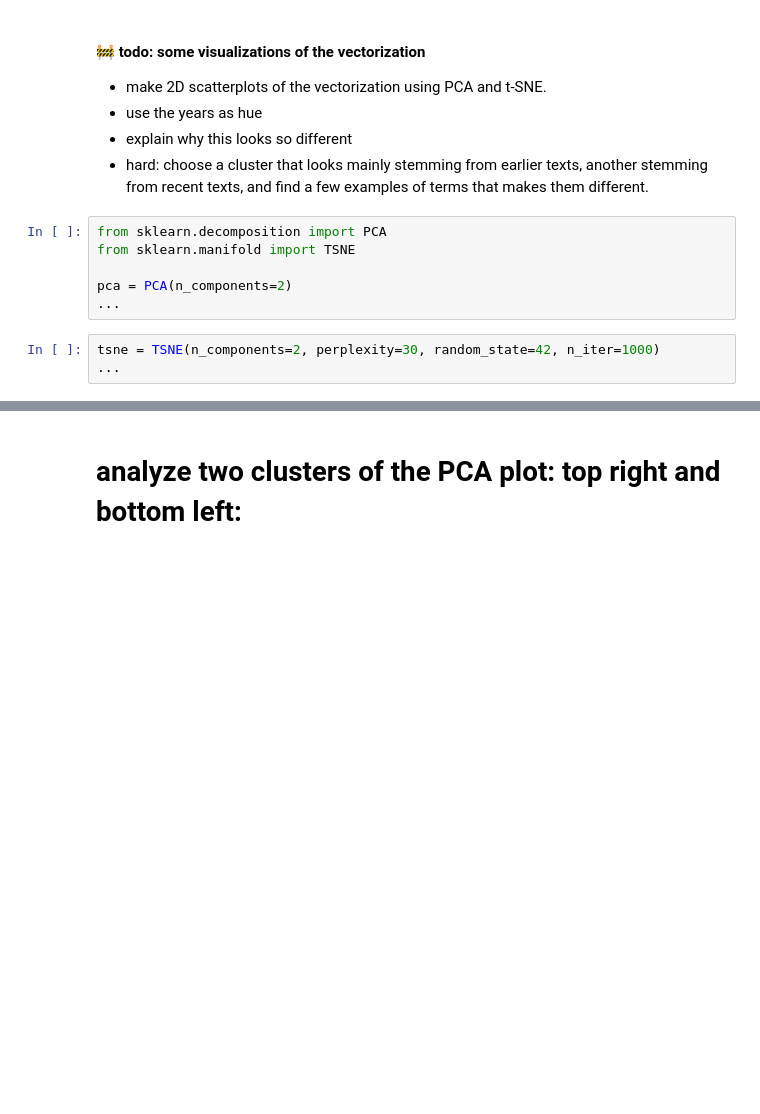
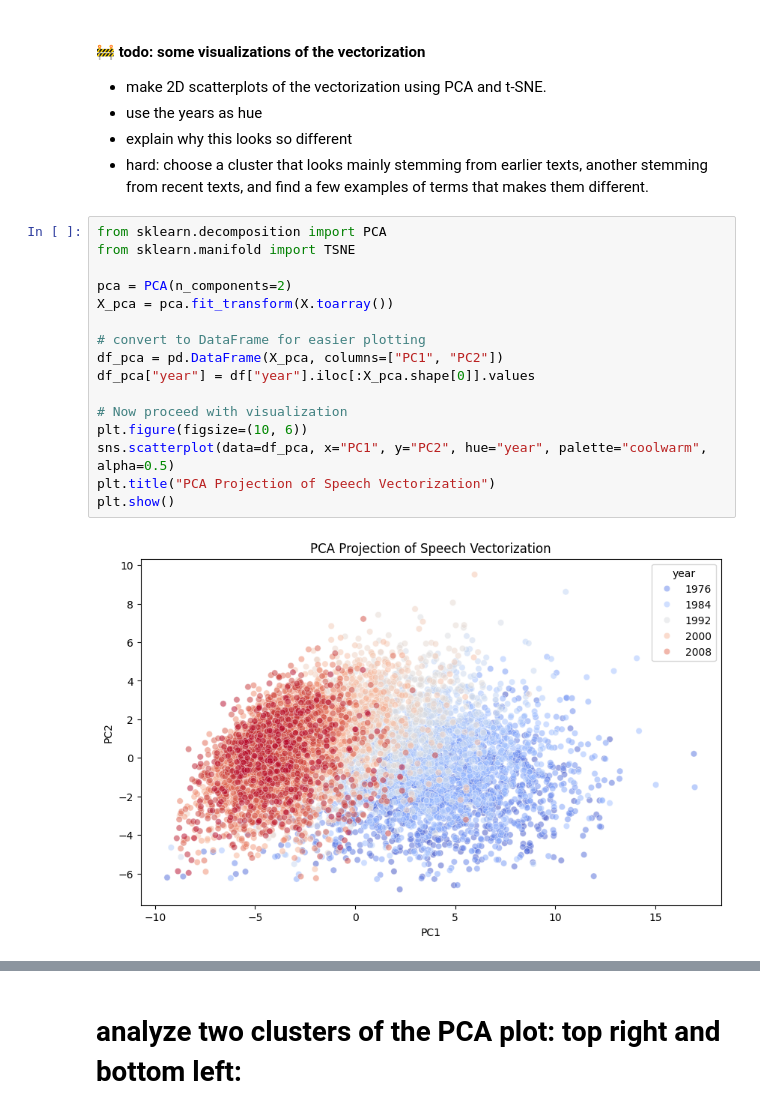
Before and after one commit to Coperr/information-retrieval, a Jupyter notebook: notebook1.ipynb, the cells around one changed output, grey strips where cells are left out. Drawn from its saved outputs; the diff is of its cells as text; blank space fills up the shorter version.

```diff
--- a/notebook1.ipynb
+++ b/notebook1.ipynb
@@ -636,12 +888,21 @@ answer:
 - use the years as hue
 - explain why this looks so different
 - hard: choose a cluster that looks mainly stemming from earlier texts, another stemming from recent texts, and find a few examples of terms that makes them different.
-# %%
-from sklearn.decomposition import PCA
-from sklearn.manifold import TSNE
-
-pca = PCA(n_components=2)
-...
-# %%
-tsne = TSNE(n_components=2, perplexity=30, random_state=42, n_iter=1000)
-...
+# %%
+from sklearn.decomposition import PCA
+from sklearn.manifold import TSNE
+
+pca = PCA(n_components=2)
+X_pca = pca.fit_transform(X.toarray())
+
+# convert to DataFrame for easier plotting
+df_pca = pd.DataFrame(X_pca, columns=["PC1", "PC2"])
+df_pca["year"] = df["year"].iloc[:X_pca.shape[0]].values
+
+# Now proceed with visualization
+plt.figure(figsize=(10, 6))
+sns.scatterplot(data=df_pca, x="PC1", y="PC2", hue="year", palette="coolwarm", alpha=0.5)
+plt.title("PCA Projection of Speech Vectorization")
+plt.show()
+# %% [output]
+[figure, added]
```
Also changed, not shown: parts of 67 cells of this notebook.
